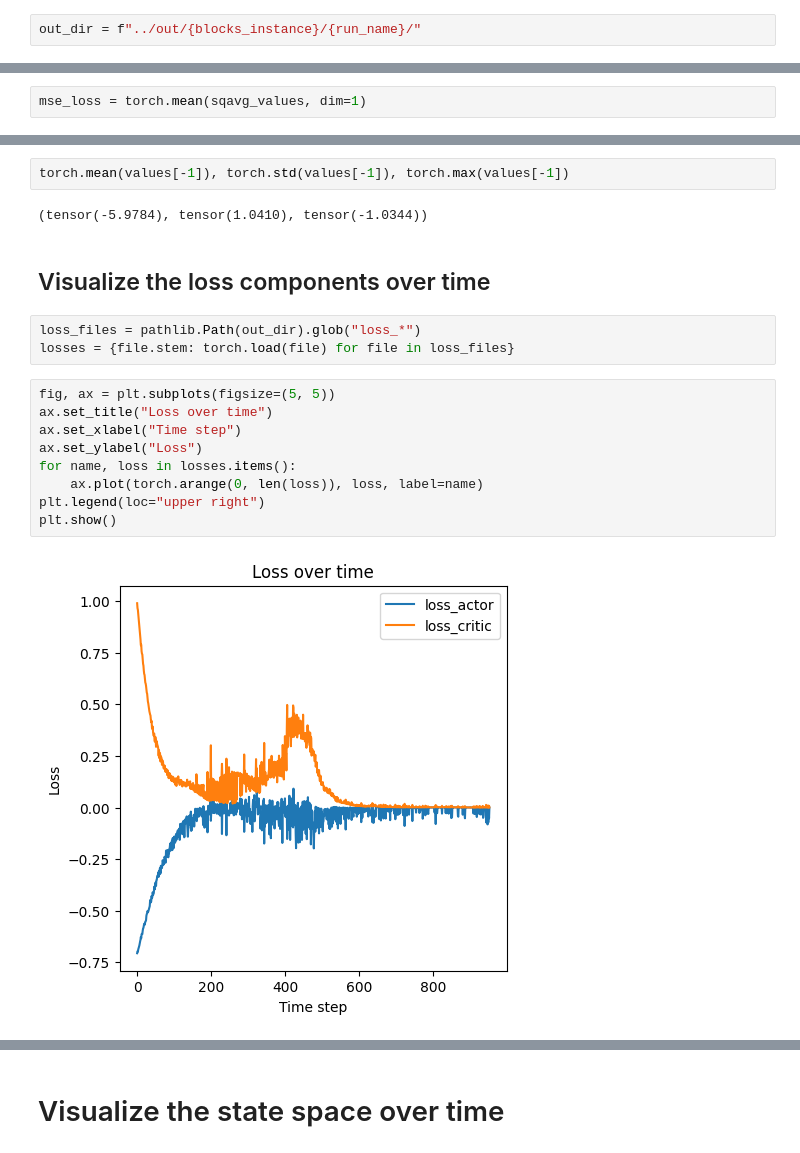
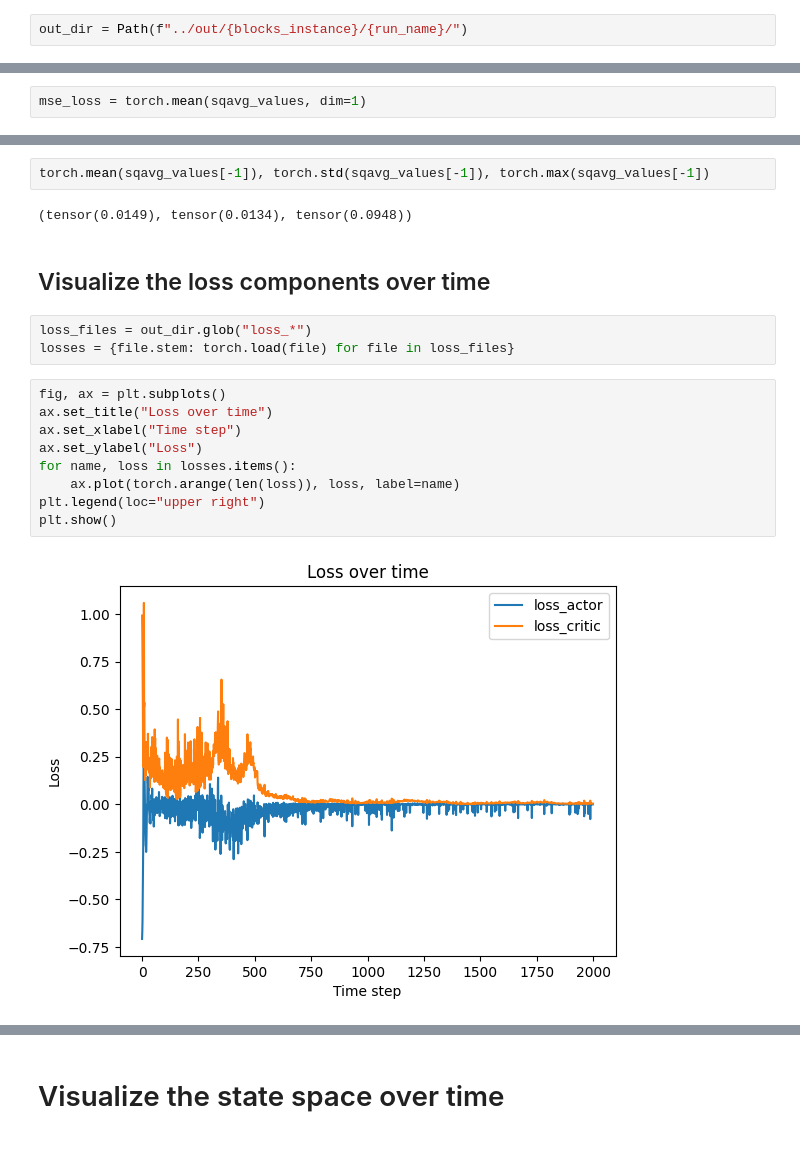
Before and after one commit to maichmueller/plangolin, a Jupyter notebook: notebooks/visz_state_space.ipynb, the cells around one changed output, grey strips where cells are left out. Saved outputs shown, nothing was run; the diff lists cells and outputs as text.

```diff
--- a/notebooks/visz_state_space.ipynb
+++ b/notebooks/visz_state_space.ipynb
@@ -38,3 +53,3 @@ plt.show()
 # %%
-out_dir = f"../out/{blocks_instance}/{run_name}/"
+out_dir = Path(f"../out/{blocks_instance}/{run_name}/")
 # %%
@@ -127,20 +114,20 @@ plt.show()
 # %%
-torch.mean(values[-1]), torch.std(values[-1]), torch.max(values[-1])
+torch.mean(sqavg_values[-1]), torch.std(sqavg_values[-1]), torch.max(sqavg_values[-1])
 # %% [output]
-(tensor(-5.9784), tensor(1.0410), tensor(-1.0344))
+(tensor(0.0149), tensor(0.0134), tensor(0.0948))
 # %% [markdown]
 ## Visualize the loss components over time
 # %%
-loss_files = pathlib.Path(out_dir).glob("loss_*")
+loss_files = out_dir.glob("loss_*")
 losses = {file.stem: torch.load(file) for file in loss_files}
 # %%
-fig, ax = plt.subplots(figsize=(5, 5))
+fig, ax = plt.subplots()
 ax.set_title("Loss over time")
 ax.set_xlabel("Time step")
 ax.set_ylabel("Loss")
 for name, loss in losses.items():
-    ax.plot(torch.arange(0, len(loss)), loss, label=name)
+    ax.plot(torch.arange(len(loss)), loss, label=name)
 plt.legend(loc="upper right")
 plt.show()
 # %% [output]
-[figure, old version]
+[figure, new version]
```
Also changed, not shown: parts of 63 cells of this notebook.
